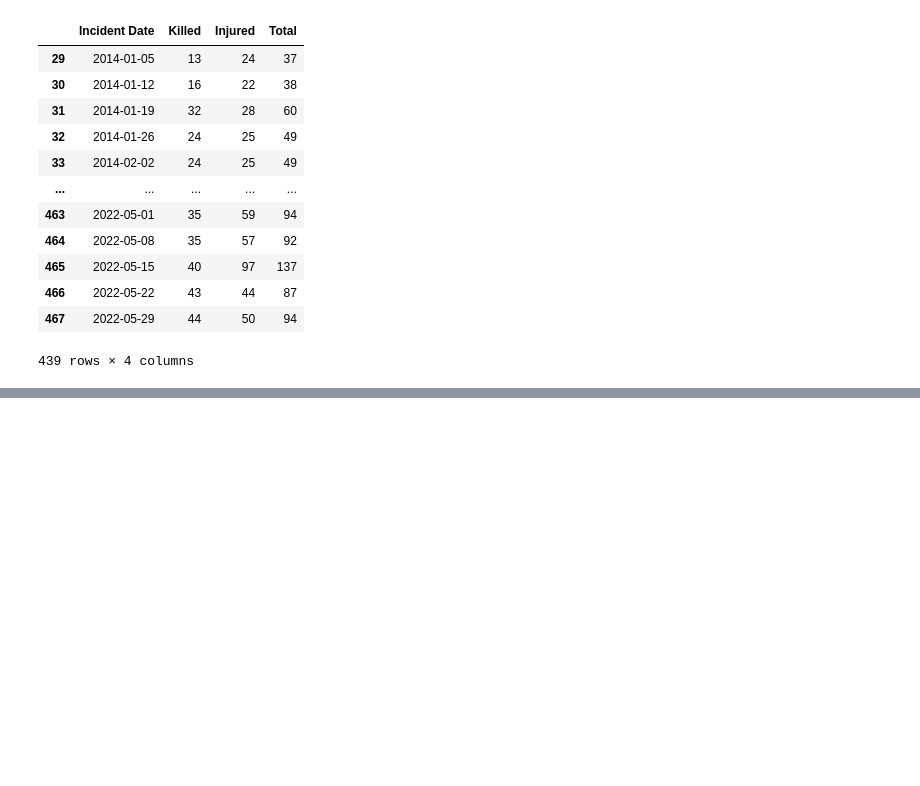
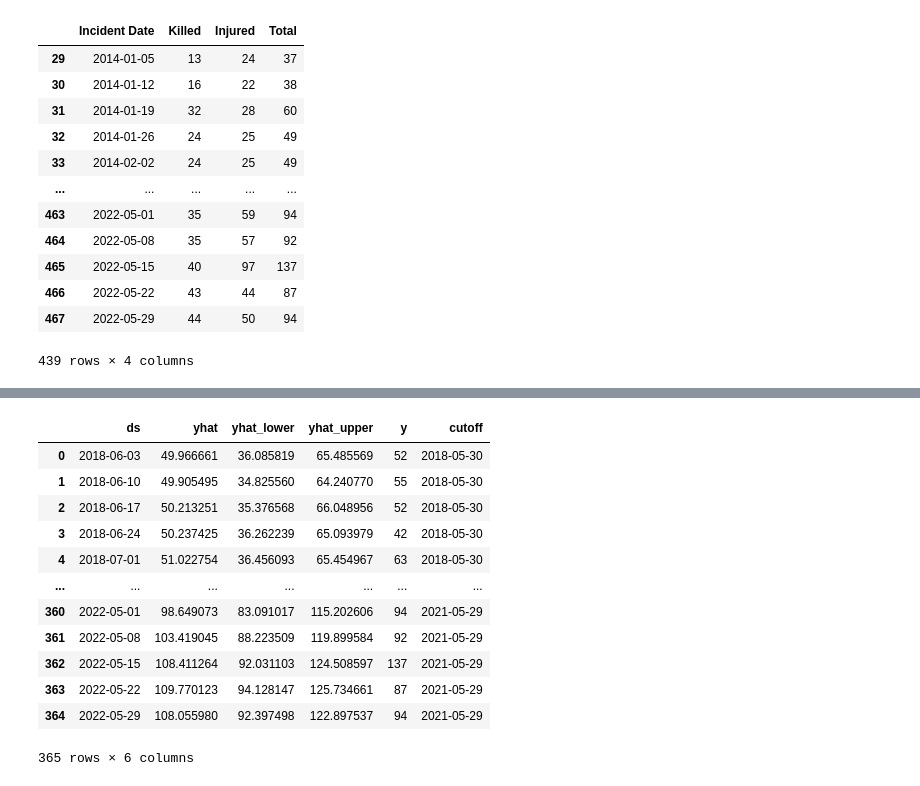
Before and after one commit to jarrettdev/US-Gun-Violence-Forecasting, a Jupyter notebook: gun-violence-prediction-ts-forecasting.ipynb, the cells around one changed output, grey strips where cells are left out. Drawn from its saved outputs; the diff is of its cells as text; code cells hidden in the pictures; blank space fills up the shorter version.

```diff
--- a/gun-violence-prediction-ts-forecasting.ipynb
+++ b/gun-violence-prediction-ts-forecasting.ipynb
@@ -228,0 +249,16 @@ plot_plotly(m, forecast)
+# %%
+df_cv
+# %% [output]
+|  | ds | yhat | yhat_lower | yhat_upper | y | cutoff |
+| 0 | 2018-06-03 | 49.966661 | 36.085819 | 65.485569 | 52 | 2018-05-30 |
+| 1 | 2018-06-10 | 49.905495 | 34.825560 | 64.240770 | 55 | 2018-05-30 |
+| 2 | 2018-06-17 | 50.213251 | 35.376568 | 66.048956 | 52 | 2018-05-30 |
+| 3 | 2018-06-24 | 50.237425 | 36.262239 | 65.093979 | 42 | 2018-05-30 |
+| 4 | 2018-07-01 | 51.022754 | 36.456093 | 65.454967 | 63 | 2018-05-30 |
+| ... | ... | ... | ... | ... | ... | ... |
+| 360 | 2022-05-01 | 98.649073 | 83.091017 | 115.202606 | 94 | 2021-05-29 |
+| 361 | 2022-05-08 | 103.419045 | 88.223509 | 119.899584 | 92 | 2021-05-29 |
+| 362 | 2022-05-15 | 108.411264 | 92.031103 | 124.508597 | 137 | 2021-05-29 |
+| 363 | 2022-05-22 | 109.770123 | 94.128147 | 125.734661 | 87 | 2021-05-29 |
+| 364 | 2022-05-29 | 108.055980 | 92.397498 | 122.897537 | 94 | 2021-05-29 |
+365 rows × 6 columns
```
Also changed, not shown: parts of 13 cells of this notebook.
